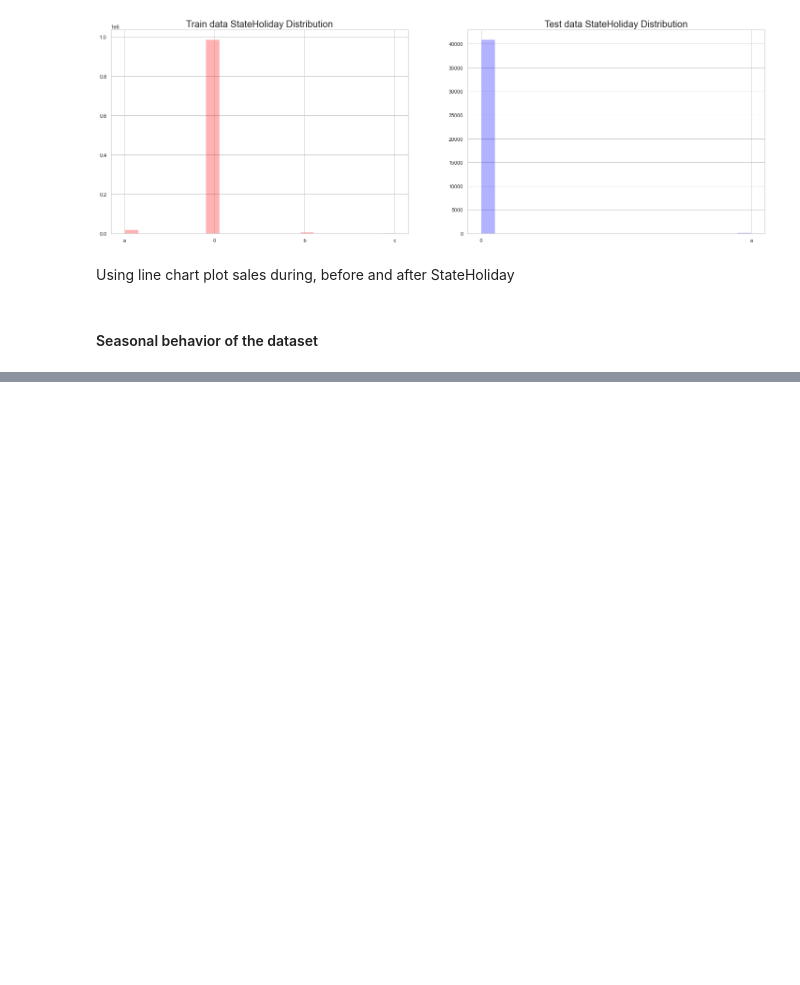
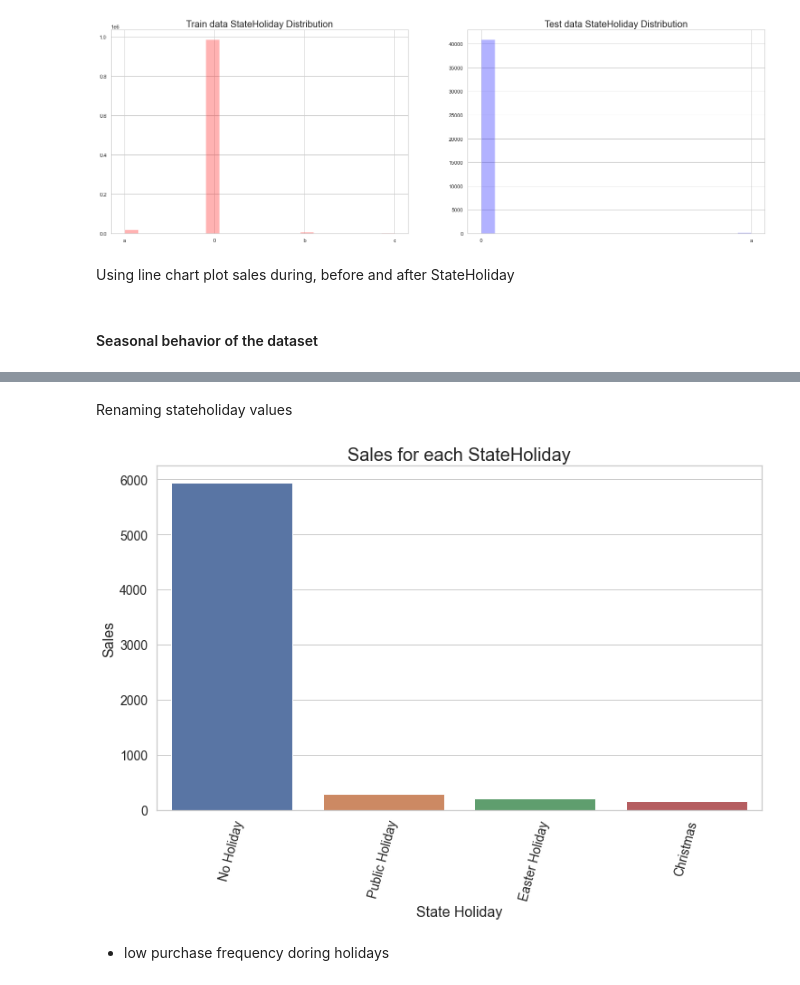
Before and after one commit to yonamg/Pharmaceutical-Sales-Prediction, a Jupyter notebook: notebook/Sales_EDA_process.ipynb, the cells around one changed output, grey strips where cells are left out. Saved outputs shown, nothing was run; the diff lists cells and outputs as text; code cells hidden in the pictures; blank space fills up the shorter version.

Commit message:
sales for stateholiday

```diff
--- a/notebook/Sales_EDA_process.ipynb
+++ b/notebook/Sales_EDA_process.ipynb
@@ -14,14 +17,6 @@ sys.path.append(os.path.abspath(os.path.join('../scripts')))
 from load_data import LoadData
 from preprocessing import Preprocess
 from plot_data import PlotData
-# %%
-warnings.simplefilter(action='ignore', category=FutureWarning)
-pd.set_option('display.float_format', lambda x: '%.3f' % x)
-pd.options.mode.chained_assignment = None  # default='warn'
-plt.rcParams["figure.figsize"] = (12, 7)
-pd.set_option('display.max_columns', None)
-
-sns.set_style("darkgrid")
 # %%
 loader = LoadData()
 preprocess = Preprocess()
@@ -198,5 +193,6 @@ Using line chart plot sales during, before and after StateHoliday
 # %% [markdown]
 #### Seasonal behavior of the dataset
 # %%
-holiday_df = train_df.groupby(['StateHoliday'])['Count'].mean().reset_index()
+# Check & compare sales behavior before, during and after holidays
+holiday_df = train_df.groupby(['StateHoliday'])['Sales'].mean().reset_index()
 holiday_df.head()
@@ -202,0 +205,10 @@ holiday_df.head()
+# %% [markdown]
+Renaming stateholiday values
+# %%
+holiday_df.replace({'StateHoliday': {'0': 'No Holiday', 'a': 'Public Holiday', 'b': 'Easter Holiday', 'c': 'Christmas'}}, inplace=True)
+# %%
+plot.plot_bar(holiday_df, 'StateHoliday', 'Sales', 'Sales for each StateHoliday', 'State Holiday', 'Sales')
+# %% [output]
+[figure, added]
+# %% [markdown]
+* low purchase frequency doring holidays
```
Also changed, not shown: parts of 2 cells of this notebook, 1 other file.
